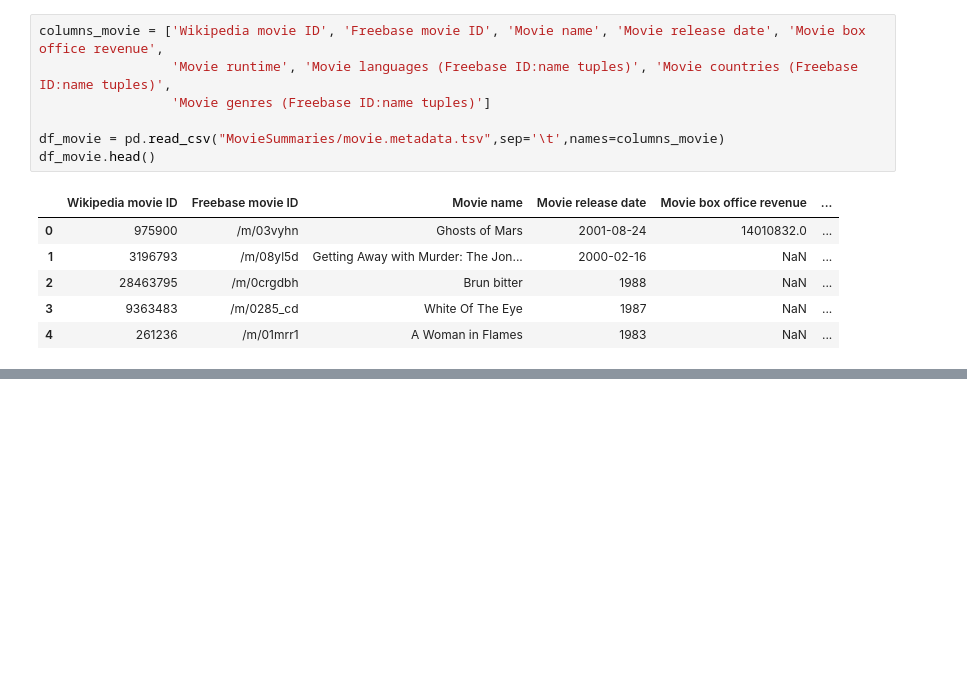
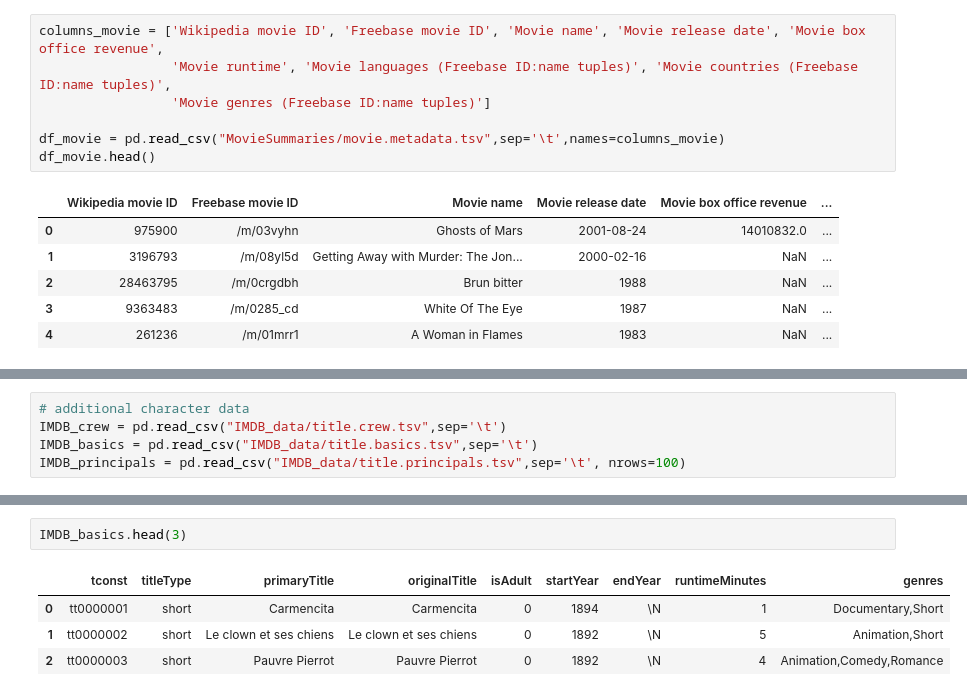
Before and after one commit to epfl-ada/ada-2022-project-nolemonnomelon, a Jupyter notebook: Exploratory analysis.ipynb, the cells around one changed output, grey strips where cells are left out. Drawn from its saved outputs; the diff is of its cells as text; blank space fills up the shorter version.

Commit message:
IMDB data

```diff
--- a/Exploratory analysis.ipynb
+++ b/Exploratory analysis.ipynb
@@ -64,0 +106,5 @@ df_movie.head()
+# %%
+# additional character data
+IMDB_crew = pd.read_csv("IMDB_data/title.crew.tsv",sep='\t')
+IMDB_basics = pd.read_csv("IMDB_data/title.basics.tsv",sep='\t')
+IMDB_principals = pd.read_csv("IMDB_data/title.principals.tsv",sep='\t', nrows=100)
@@ -64,0 +118,7 @@ df_movie.head()
+# %%
+IMDB_basics.head(3)
+# %% [output]
+|  | tconst | titleType | primaryTitle | originalTitle | isAdult | startYear | endYear | runtimeMinutes | genres |
+| 0 | tt0000001 | short | Carmencita | Carmencita | 0 | 1894 | \N | 1 | Documentary,Short |
+| 1 | tt0000002 | short | Le clown et ses chiens | Le clown et ses chiens | 0 | 1892 | \N | 5 | Animation,Short |
+| 2 | tt0000003 | short | Pauvre Pierrot | Pauvre Pierrot | 0 | 1892 | \N | 4 | Animation,Comedy,Romance |
```
Also changed, not shown: parts of 16 cells of this notebook, 1 other file.
